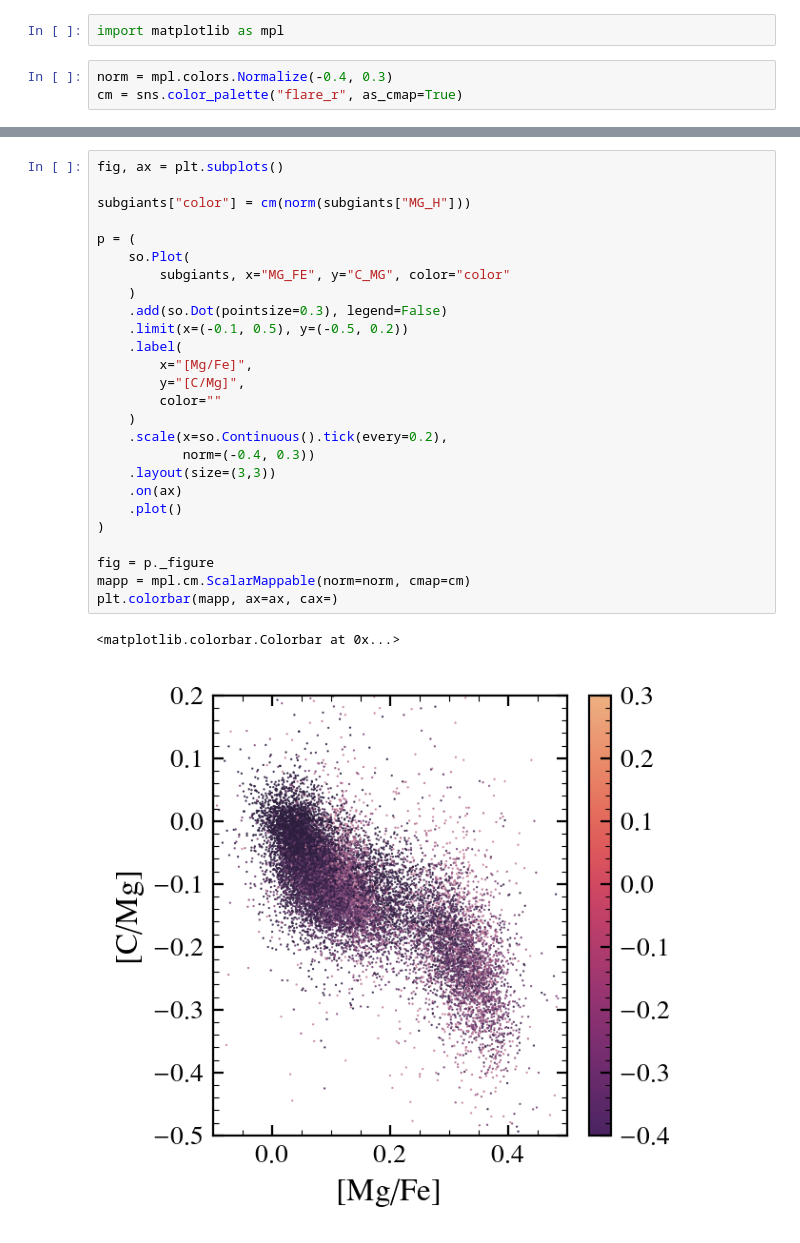
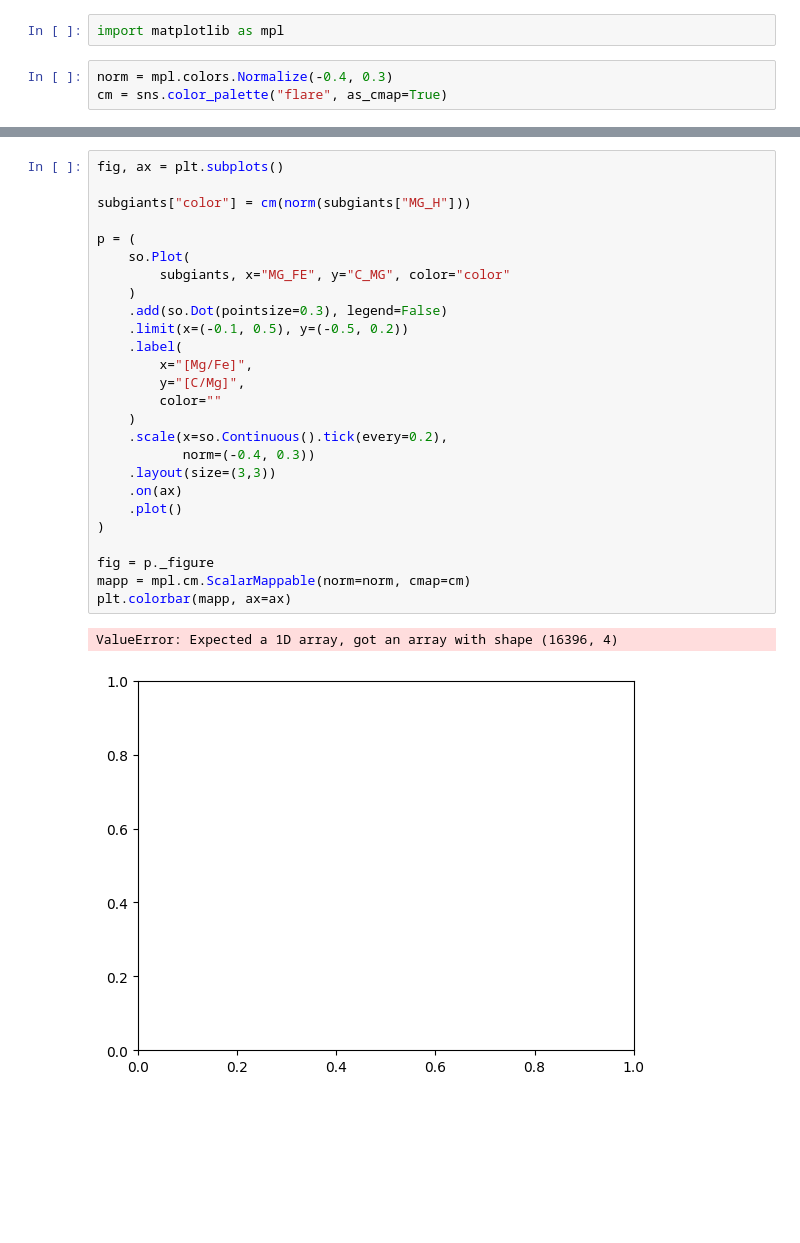
Before and after one commit to aeyobd/surp, a Jupyter notebook: carbon_paper/plot_test.ipynb, the cells around one changed output, grey strips where cells are left out. Saved outputs shown, nothing was run; the diff lists cells and outputs as text; blank space fills up the shorter version.

Commit message:
more plot fixes

```diff
--- a/carbon_paper/plot_test.ipynb
+++ b/carbon_paper/plot_test.ipynb
@@ -94,4 +94,4 @@ fancy_legend(p);
 import matplotlib as mpl
 # %%
 norm = mpl.colors.Normalize(-0.4, 0.3)
-cm = sns.color_palette("flare_r", as_cmap=True)
+cm = sns.color_palette("flare", as_cmap=True)
@@ -98,29 +106,29 @@ cm = sns.color_palette("flare_r", as_cmap=True)
 # %%
 fig, ax = plt.subplots()
 
 subgiants["color"] = cm(norm(subgiants["MG_H"]))
 
 p = (
     so.Plot(
         subgiants, x="MG_FE", y="C_MG", color="color"
     )
     .add(so.Dot(pointsize=0.3), legend=False)
     .limit(x=(-0.1, 0.5), y=(-0.5, 0.2))
     .label(
         x="[Mg/Fe]",
         y="[C/Mg]",
         color=""
     )
     .scale(x=so.Continuous().tick(every=0.2),
            norm=(-0.4, 0.3))
     .layout(size=(3,3))
     .on(ax)
     .plot()
 )
 
 fig = p._figure
 mapp = mpl.cm.ScalarMappable(norm=norm, cmap=cm)
-plt.colorbar(mapp, ax=ax, cax=)
+plt.colorbar(mapp, ax=ax)
 # %% [output]
-<matplotlib.colorbar.Colorbar at 0x...>
+ValueError: Expected a 1D array, got an array with shape (16396, 4)
-[figure, old version]
+[figure, new version]
```
Also changed, not shown: parts of 1 cell of this notebook, 4 other files.
